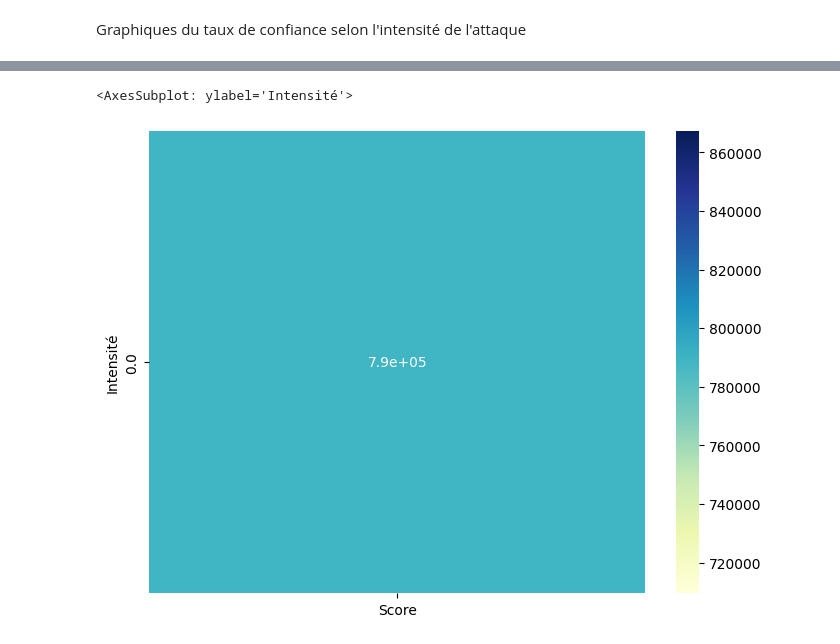
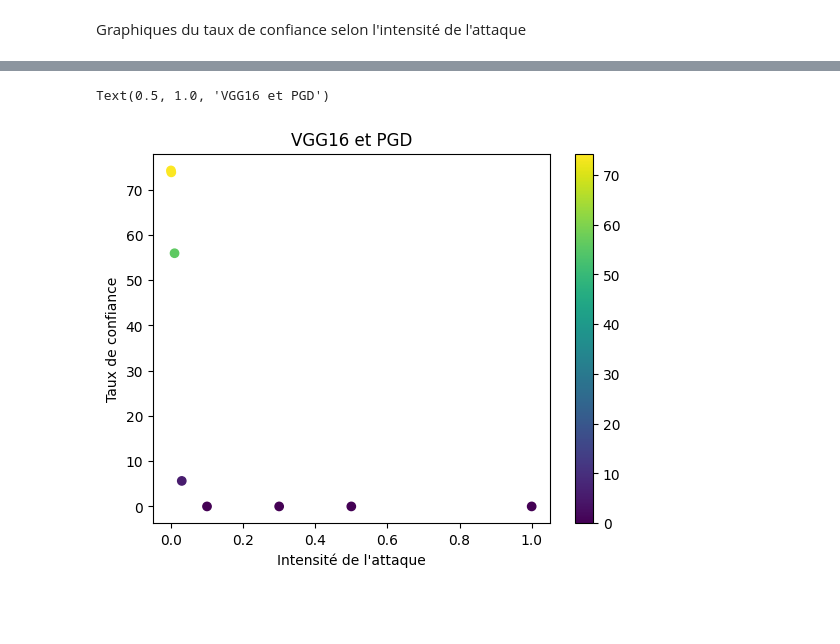
Before and after one commit to ArthurDelannoyazerty/S8-Explicability, a Jupyter notebook: final_dir/analysis_graph.ipynb, the cells around one changed output, grey strips where cells are left out. Cells and saved outputs as stored; diff of their text form; code cells hidden in the pictures; blank space fills up the shorter version.

```diff
--- a/final_dir/analysis_graph.ipynb
+++ b/final_dir/analysis_graph.ipynb
@@ -279,7 +170,25 @@ KeyError: 1
-# %%
-import seaborn as sns
-plt.figure(figsize=(8, 6))
-sns.heatmap(df_score, annot=True, cmap='YlGnBu')
-# %% [output]
-<AxesSubplot: ylabel='Intensité'>
-[figure, removed]
+# %%
+img_VGG16_PGD['Score'] = img_VGG16_PGD['Score']/10000
+img_VGG16_FGSM['Score'] = img_VGG16_FGSM['Score']/10000
+img_MV2_PGD['Score'] = img_MV2_PGD['Score']/10000
+img_MV2_FGSM['Score'] = img_MV2_FGSM['Score']/10000
+img_ResNet_PGD['Score'] = img_ResNet_PGD['Score']/10000
+img_ResNet_FGSM['Score'] = img_ResNet_FGSM['Score']/10000
+# %%
+df_VGG16_PGD = img_VGG16_PGD.groupby(img_VGG16_PGD.Intensité).mean()
+df_VGG16_FGSM = img_VGG16_FGSM.groupby(img_VGG16_FGSM.Intensité).mean()
+
+df_MV2_PGD = img_MV2_PGD.groupby(img_MV2_PGD.Intensité).mean()
+df_MV2_FGSM = img_MV2_FGSM.groupby(img_MV2_FGSM.Intensité).mean()
+
+df_ResNet_PGD = img_ResNet_PGD.groupby(img_ResNet_PGD.Intensité).mean()
+df_ResNet_FGSM = img_ResNet_FGSM.groupby(img_ResNet_FGSM.Intensité).mean()
+# %%
+plt.scatter(df_VGG16_PGD.index.tolist(),df_VGG16_PGD['Score'],c = df_VGG16_PGD['Score'],cmap='viridis')
+plt.colorbar()
+plt.xlabel("Intensité de l'attaque")
+plt.ylabel('Taux de confiance')
+plt.title('VGG16 et PGD')
+# %% [output]
+Text(0.5, 1.0, 'VGG16 et PGD')
+[figure, added]
```
Also changed, not shown: parts of 25 cells of this notebook, 2 other files.
